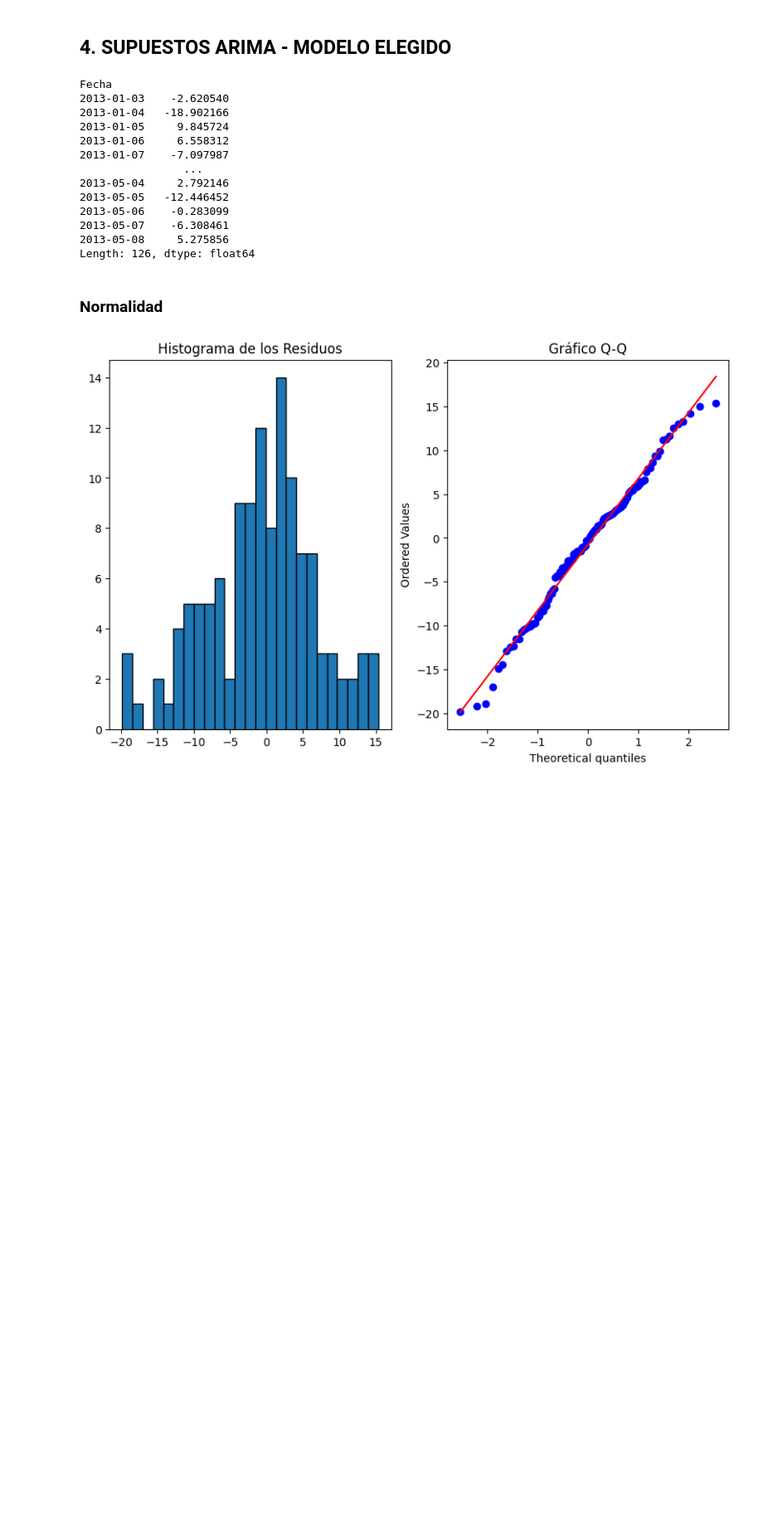
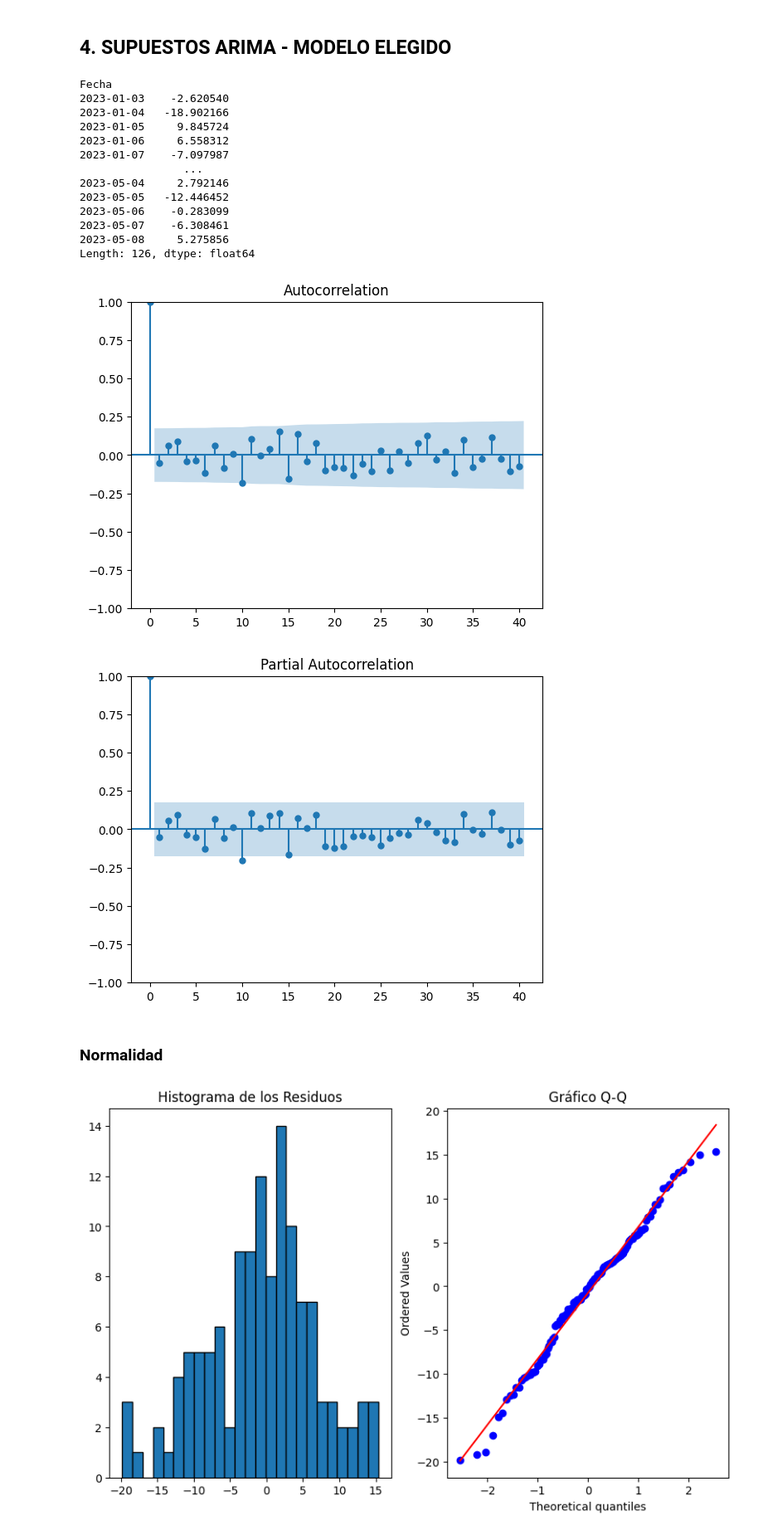
Before and after one commit to AlejaGuz/SERIES_DE_TIEMPO_OPTIMIZACION, a Jupyter notebook: Parcial_Final_Alejandra_Ruiz_y_Juan_Vergara.ipynb, the cells around one changed output. Shown at 83% size. Drawn from its saved outputs; the diff is of its cells as text; code cells hidden in the pictures; blank space fills up the shorter version.

```diff
--- a/Parcial_Final_Alejandra_Ruiz_y_Juan_Vergara.ipynb
+++ b/Parcial_Final_Alejandra_Ruiz_y_Juan_Vergara.ipynb
@@ -192,7 +192,7 @@ plt.show()
 # %% [markdown]
 ## **3.1. Protocolo de Evaluación - Ventana Móvil**
 # %%
-namecolumn = 'producto1'
+namecolumn = 'producto2'
 # %%
 def protocolo(df,horizonte, funcion_modelo, order=None, params=None, modelo=1):
     global namecolumn
@@ -254,6 +254,7 @@ Total Combinaciones: 2250
 # %%
 predicciones = []
 iteraciones = 10
+df = data_producto2.copy()
 # %%
 def train_and_evaluate_RMSE_bayes(error,trend,seasonal,alpha,beta,gamma):
   global iteraciones
@@ -750,18 +771,31 @@ residuals = modelo_ajustado.resid.iloc[1:]
 residuals
 # %% [output]
 Fecha
-2013-01-03    -2.620540
-2013-01-04   -18.902166
-2013-01-05     9.845724
-2013-01-06     6.558312
-2013-01-07    -7.097987
+2023-01-03    -2.620540
+2023-01-04   -18.902166
+2023-01-05     9.845724
+2023-01-06     6.558312
+2023-01-07    -7.097987
                 ...
-2013-05-04     2.792146
-2013-05-05   -12.446452
-2013-05-06    -0.283099
-2013-05-07    -6.308461
-2013-05-08     5.275856
+2023-05-04     2.792146
+2023-05-05   -12.446452
+2023-05-06    -0.283099
+2023-05-07    -6.308461
+2023-05-08     5.275856
 Length: 126, dtype: float64
+# %%
+from statsmodels.graphics.tsaplots import plot_acf, plot_pacf
+
+# Crear el gráfico ACF
+plot_acf(residuals, lags=40)
+plt.show()
+
+# Crear el gráfico PACF
+plot_pacf(residuals, lags=40)
+plt.show()
+# %% [output]
+[figure, added]
+[figure, added]
 # %% [markdown]
 ### Normalidad
 # %%
```
Also changed, not shown: parts of 9 cells of this notebook.
